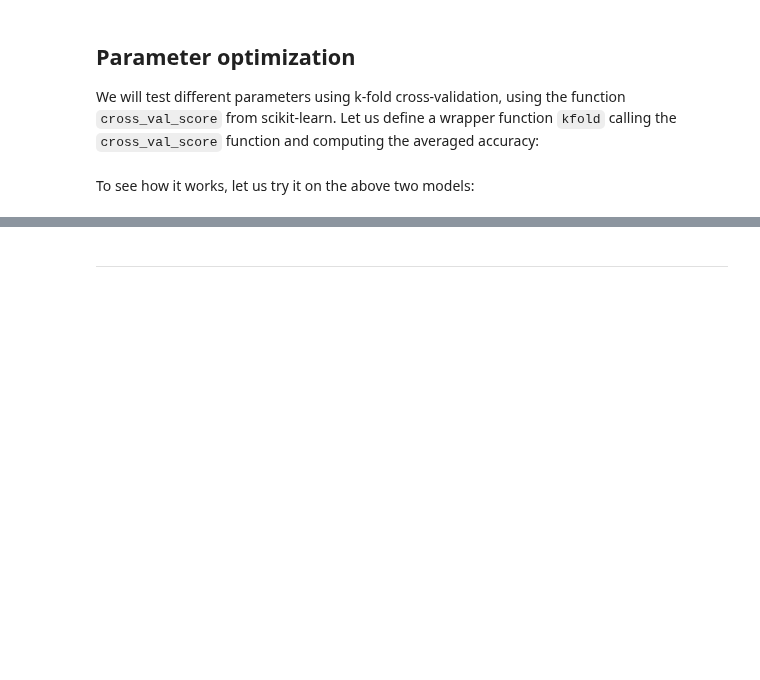
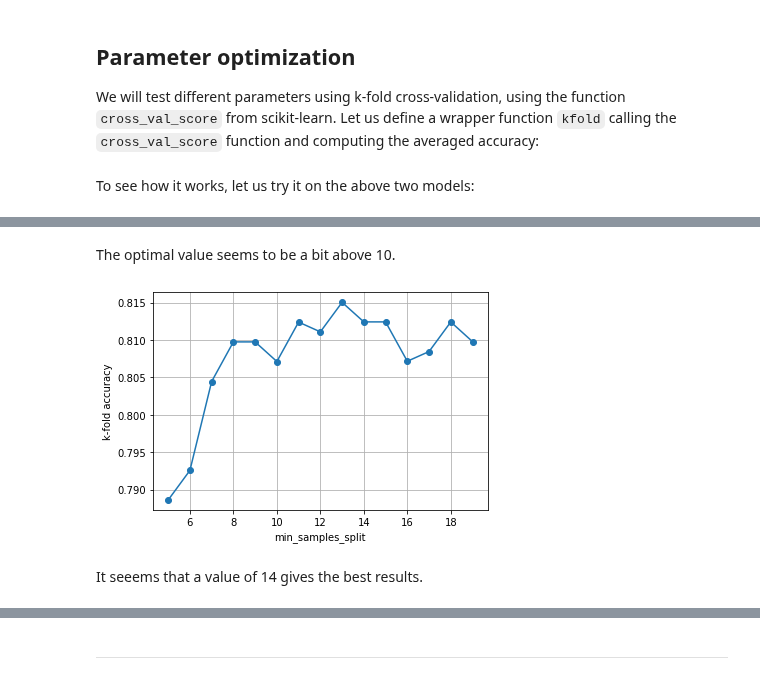
Before and after one commit to FlorentCLMichel/learning_data_science, a Jupyter notebook: Projects_Jupyter/Kaggle_Titanic.ipynb, the cells around one changed output, grey strips where cells are left out. Drawn from its saved outputs; the diff is of its cells as text; code cells hidden in the pictures; blank space fills up the shorter version.

```diff
--- a/Projects_Jupyter/Kaggle_Titanic.ipynb
+++ b/Projects_Jupyter/Kaggle_Titanic.ipynb
@@ -663,0 +719,19 @@ The scores are again close to 80%.
+# %% [markdown]
+The optimal value seems to be a bit above 10.
+# %%
+vals_sample_split = range(5,20)
+
+acc = []
+for min_samples_split in vals_sample_split:
+    model = tree.DecisionTreeClassifier(min_samples_split = min_samples_split)
+    acc.append(kfold(model))
+
+plt.plot(vals_sample_split, acc, '-o')
+plt.xlabel('min_samples_split')
+plt.ylabel('k-fold accuracy')
+plt.grid()
+plt.show()
+# %% [output]
+[figure, added]
+# %% [markdown]
+It seeems that a value of 14 gives the best results.
```
Also changed, not shown: parts of 14 cells of this notebook.
